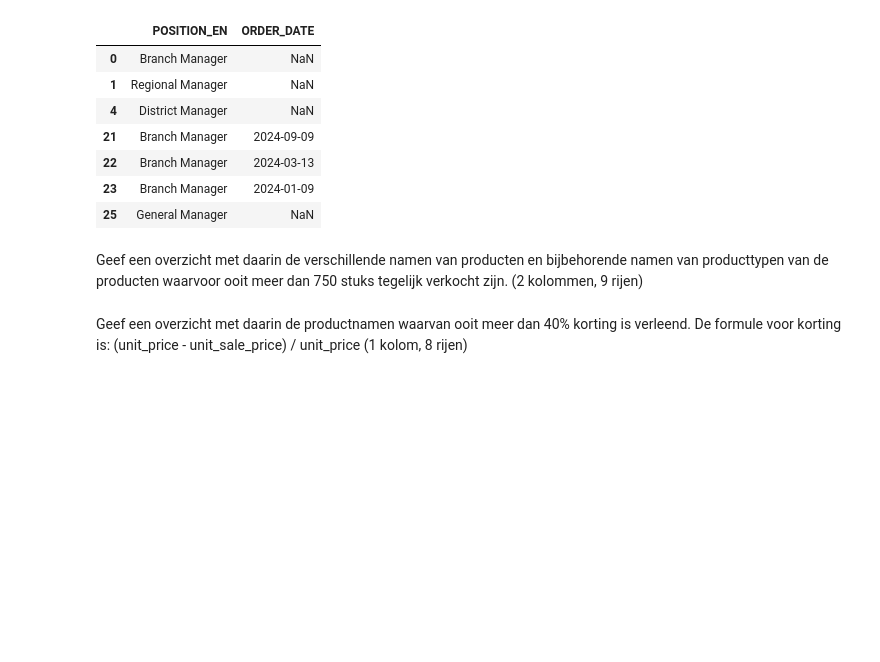
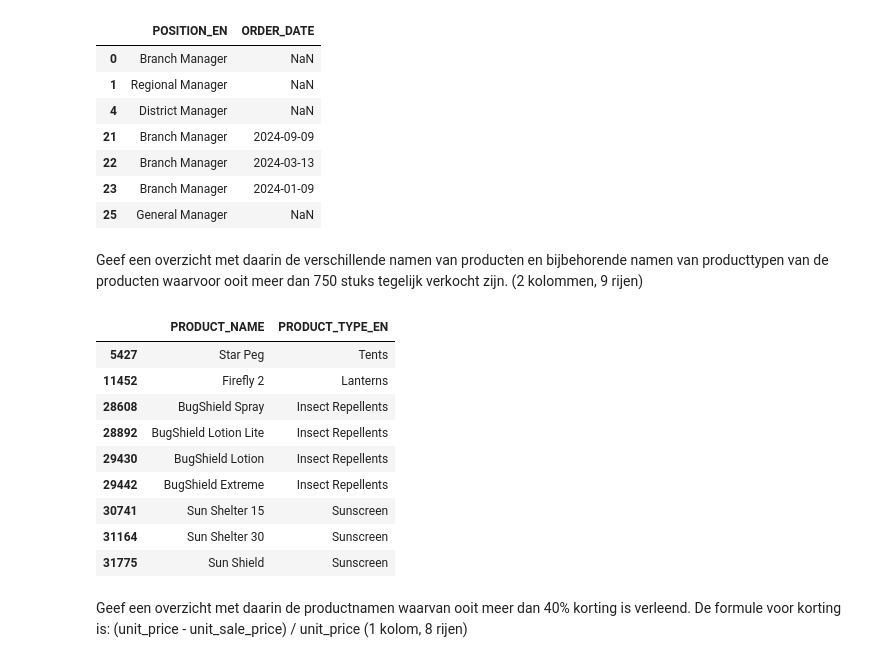
Before and after one commit to RobbertSchwarze/SEM4Robbert, a Jupyter notebook: DEAI - Pythonweek WC Dataselectie met pandas/Opdrachten.ipynb, the cells around one changed output. Saved outputs shown, nothing was run; the diff lists cells and outputs as text; code cells hidden in the pictures; blank space fills up the shorter version.

```diff
--- a/DEAI - Pythonweek WC Dataselectie met pandas/Opdrachten.ipynb
+++ b/DEAI - Pythonweek WC Dataselectie met pandas/Opdrachten.ipynb
@@ -580,5 +580,41 @@ resultaat
 | 25 | General Manager | NaN |
 # %% [markdown]
 Geef een overzicht met daarin de verschillende namen van producten en bijbehorende namen van producttypen van de producten waarvoor ooit meer dan 750 stuks tegelijk verkocht zijn. (2 kolommen, 9 rijen)
+# %%
+# Welke tabellen? PRODUCT, PRODUCT_TYPE, ORDER_DETAILS
+# Welke kolommen?
+# PRODUCT: PK: PRODUCT_NUMBER, PRODUCT_NAME FK: PRODUCT_TYPE_CODE
+# PRODUCT_TYPE: PK: PRODUCT_TYPE_CODE, PRODUCT_TYPE_EN
+# ORDER_DETAILS: PK: ORDER_DETAIL_CODE, QUANTITY
+# Hoe joinen we deze?
+# PRODUCT PRODUCT_TYPE_CODE, PRODUCT_TYPE_EN PRODUCT_TYPE_CODE, ORDER_DETAILS PRODUCT_NUMBER
+# Lees de query's in
+# Maak boolean, waarvoor ooit meer dan 750 stuks tegelijk verkocht zijn.
+# 2 Kolommen: naam van product, product_type.
+
+product = pd.read_sql_query(select_all_product, conn)
+product_type = pd.read_sql_query(select_all_product_type, conn)
+order_details = pd.read_sql_query(select_all_order_details, conn)
+
+overzicht = pd.merge(product, product_type, left_on = 'PRODUCT_TYPE_CODE', how = 'inner', right_on = 'PRODUCT_TYPE_CODE')
+
+overzicht2 = pd.merge(overzicht, order_details, on = 'PRODUCT_NUMBER', how = 'inner')
+
+product_750_tegelijk_verkocht = overzicht2['QUANTITY'] > 750
+
+resultaat = overzicht2.loc[(product_750_tegelijk_verkocht, ['PRODUCT_NAME', 'PRODUCT_TYPE_EN'])].drop_duplicates()
+
+resultaat
+# %% [output]
+|  | PRODUCT_NAME | PRODUCT_TYPE_EN |
+| 5427 | Star Peg | Tents |
+| 11452 | Firefly 2 | Lanterns |
+| 28608 | BugShield Spray | Insect Repellents |
+| 28892 | BugShield Lotion Lite | Insect Repellents |
+| 29430 | BugShield Lotion | Insect Repellents |
+| 29442 | BugShield Extreme | Insect Repellents |
+| 30741 | Sun Shelter 15 | Sunscreen |
+| 31164 | Sun Shelter 30 | Sunscreen |
+| 31775 | Sun Shield | Sunscreen |
 # %% [markdown]
 Geef een overzicht met daarin de productnamen waarvan ooit meer dan 40% korting is verleend. De formule voor korting is: (unit_price - unit_sale_price) / unit_price (1 kolom, 8 rijen)
```
Also changed, not shown: parts of 1 cell of this notebook.
